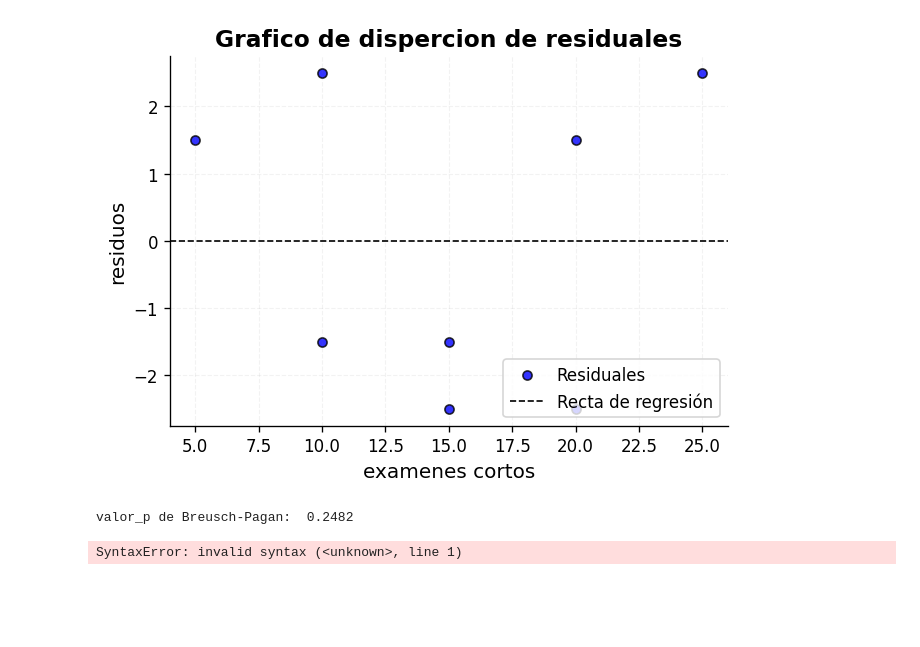
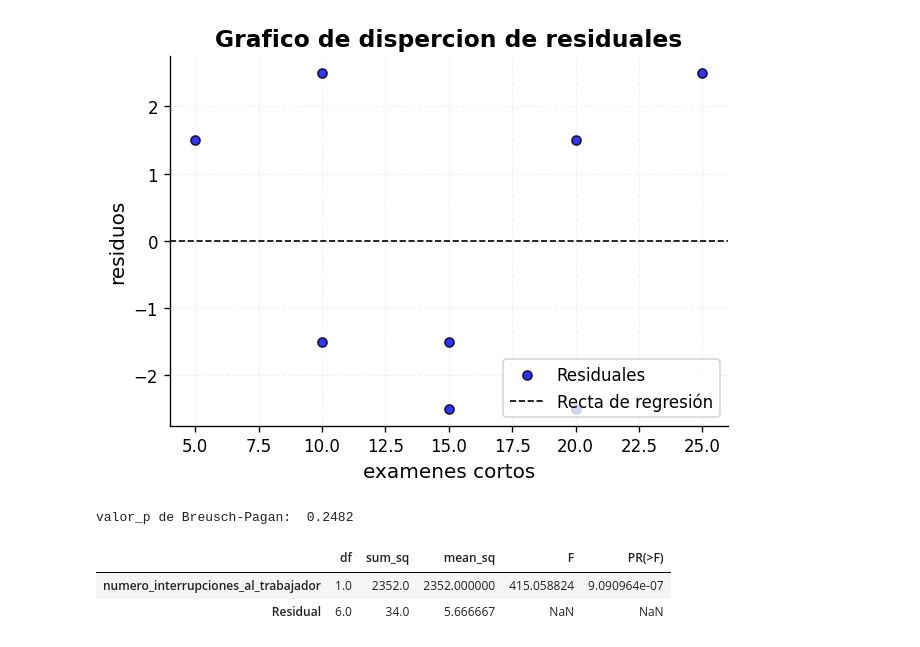
Before and after one commit to joshirdzdel-svg/estadisticainferencial2026A, a Jupyter notebook: untitled0.ipynb, the cells around one changed output. Saved outputs shown, nothing was run; the diff lists cells and outputs as text; code cells hidden in the pictures; blank space fills up the shorter version.

```diff
--- a/untitled0.ipynb
+++ b/untitled0.ipynb
@@ -2086,16 +2088,18 @@ valor_p de Breusch-Pagan:  0.2482
 # %%
 import statsmodels.api as sm
 from statsmodels.formula.api import ols
 
 # test de ANOVA (Analysis of Variance)
 # H0: beta_1 = 0   (No hay correlación)
 # H1: beta_1 ≠ 0   (Sí hay correlación)
 
 import statsmodels.api as sm
 from statsmodels.formula.api import ols
 # Y~X
-modelo_lineal = ols('calificacion del trabajador en la prueba de hostilidad ~ numero interrupciones al trabajador', data = df).fit()
+modelo_lineal = ols('calificacion_del_trabajador_en_la_prueba_de_hostilidad ~ numero_interrupciones_al_trabajador', data = df).fit()
 tabla_anova = sm.stats.anova_lm(modelo_lineal)
 tabla_anova
 # %% [output]
-SyntaxError: invalid syntax (<unknown>, line 1)
+|  | df | sum_sq | mean_sq | F | PR(>F) |
+| numero_interrupciones_al_trabajador | 1.0 | 2352.0 | 2352.000000 | 415.058824 | 9.090964e-07 |
+| Residual | 6.0 | 34.0 | 5.666667 | NaN | NaN |
```
Also changed, not shown: parts of 6 cells of this notebook.
